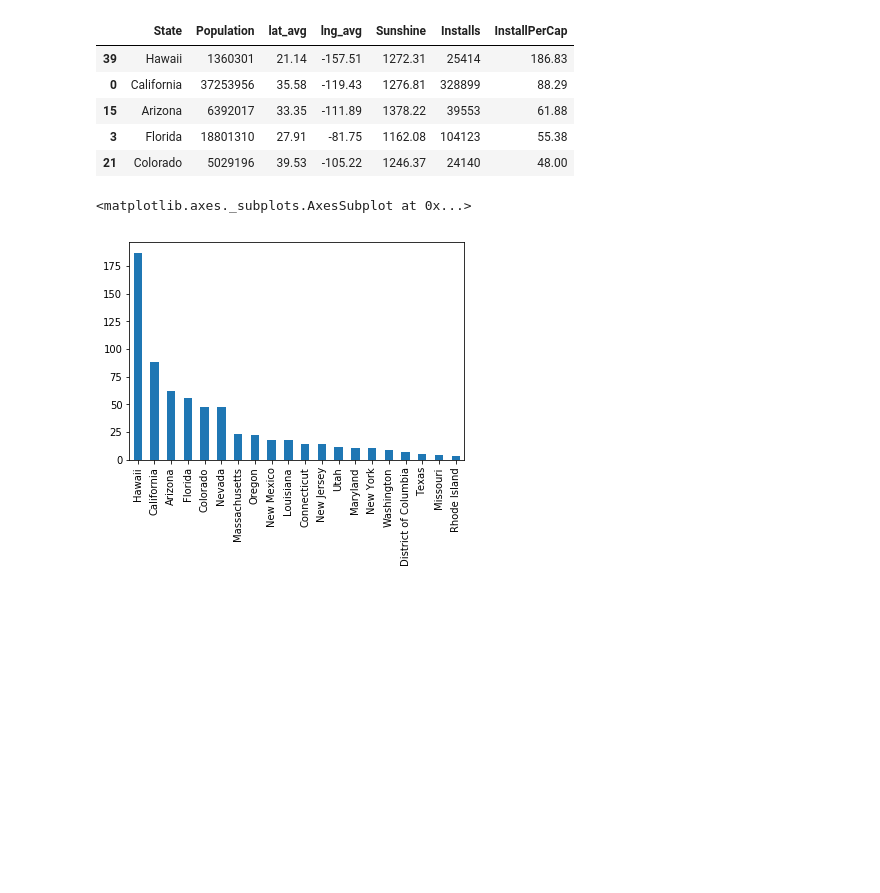
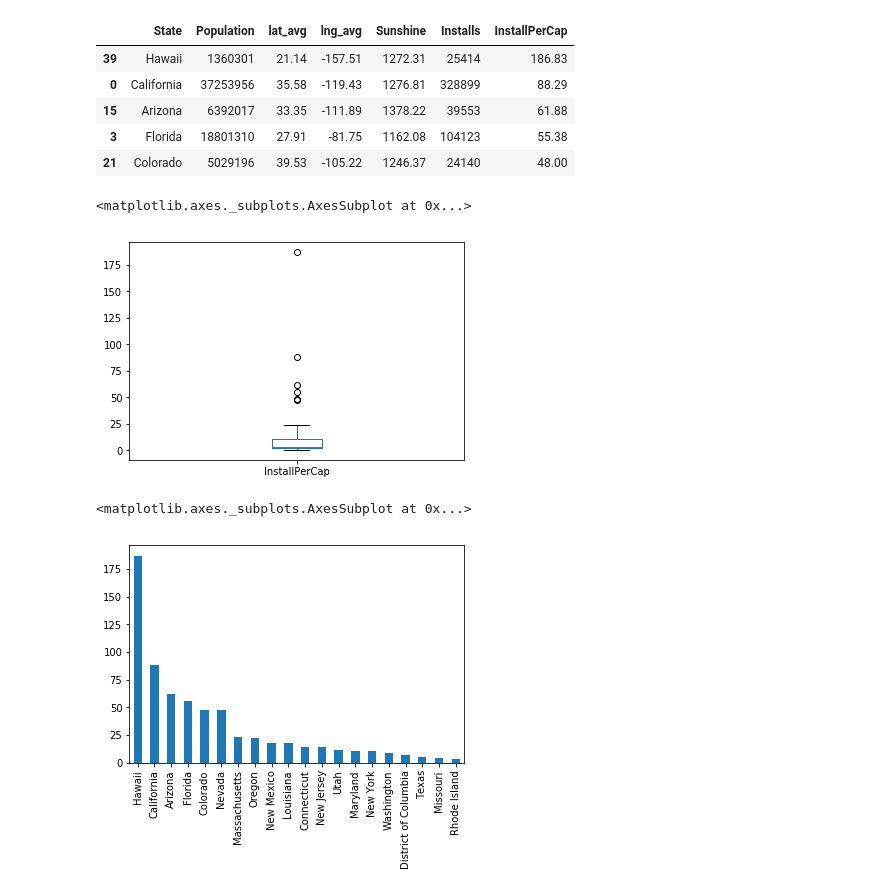
Before and after one commit to rdlareau/Thinkful, a Jupyter notebook: CapstoneSolar-2.ipynb, the cells around one changed output. Cells and saved outputs as stored; diff of their text form; code cells hidden in the pictures; blank space fills up the shorter version.

```diff
--- a/CapstoneSolar-2.ipynb
+++ b/CapstoneSolar-2.ipynb
@@ -108,6 +117,11 @@ table.head(5)
 | 15 | Arizona | 6392017 | 33.35 | -111.89 | 1378.22 | 39553 | 61.88 |
 | 3 | Florida | 18801310 | 27.91 | -81.75 | 1162.08 | 104123 | 55.38 |
 | 21 | Colorado | 5029196 | 39.53 | -105.22 | 1246.37 | 24140 | 48.00 |
+# %%
+table.InstallPerCap.plot(kind='box')
+# %% [output]
+<matplotlib.axes._subplots.AxesSubplot at 0x...>
+[figure, added]
 # %%
 ax = table.InstallPerCap.head(20).plot(kind='bar')
 ax.set_xticklabels(table.State, rotation=90)
```
Also changed, not shown: parts of 15 cells of this notebook.
